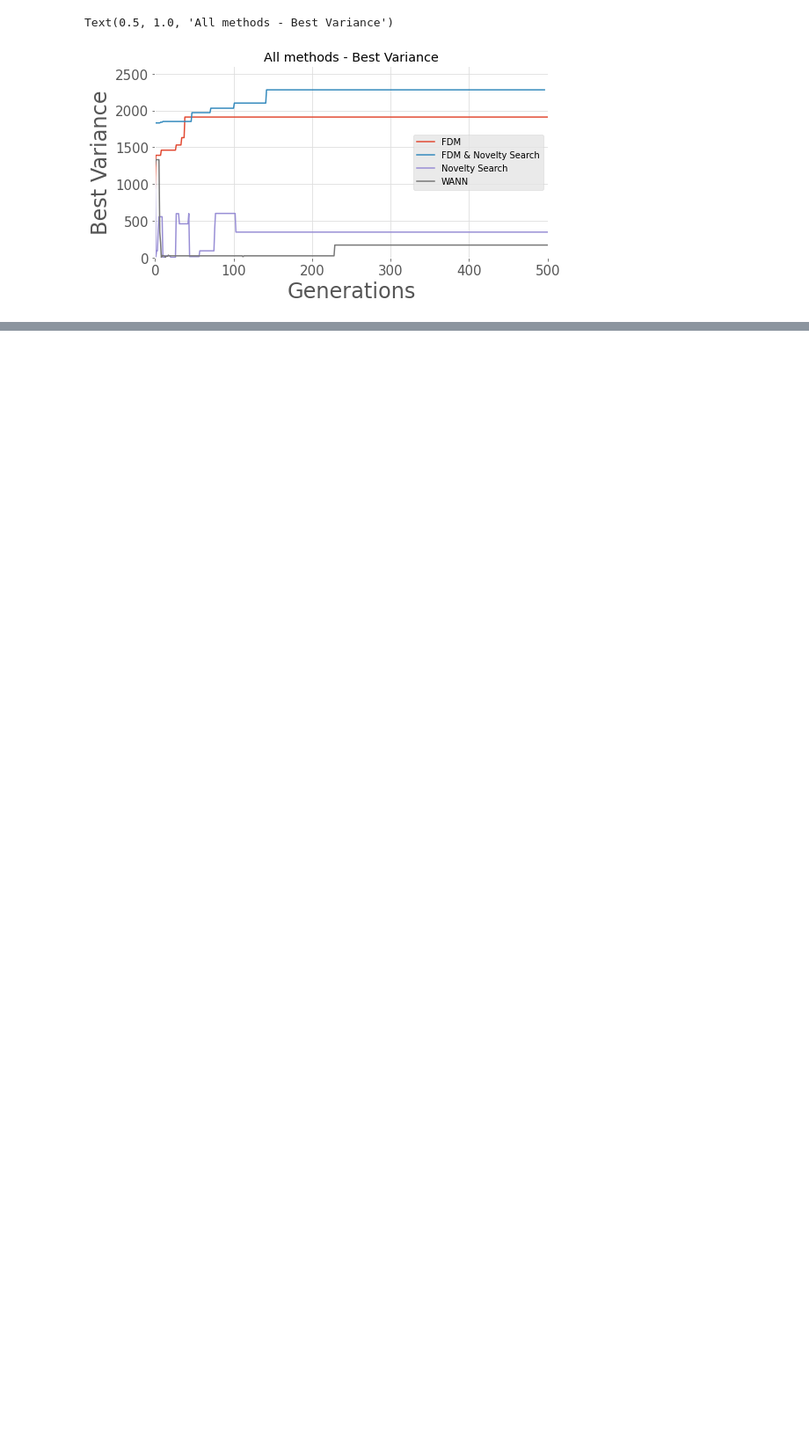
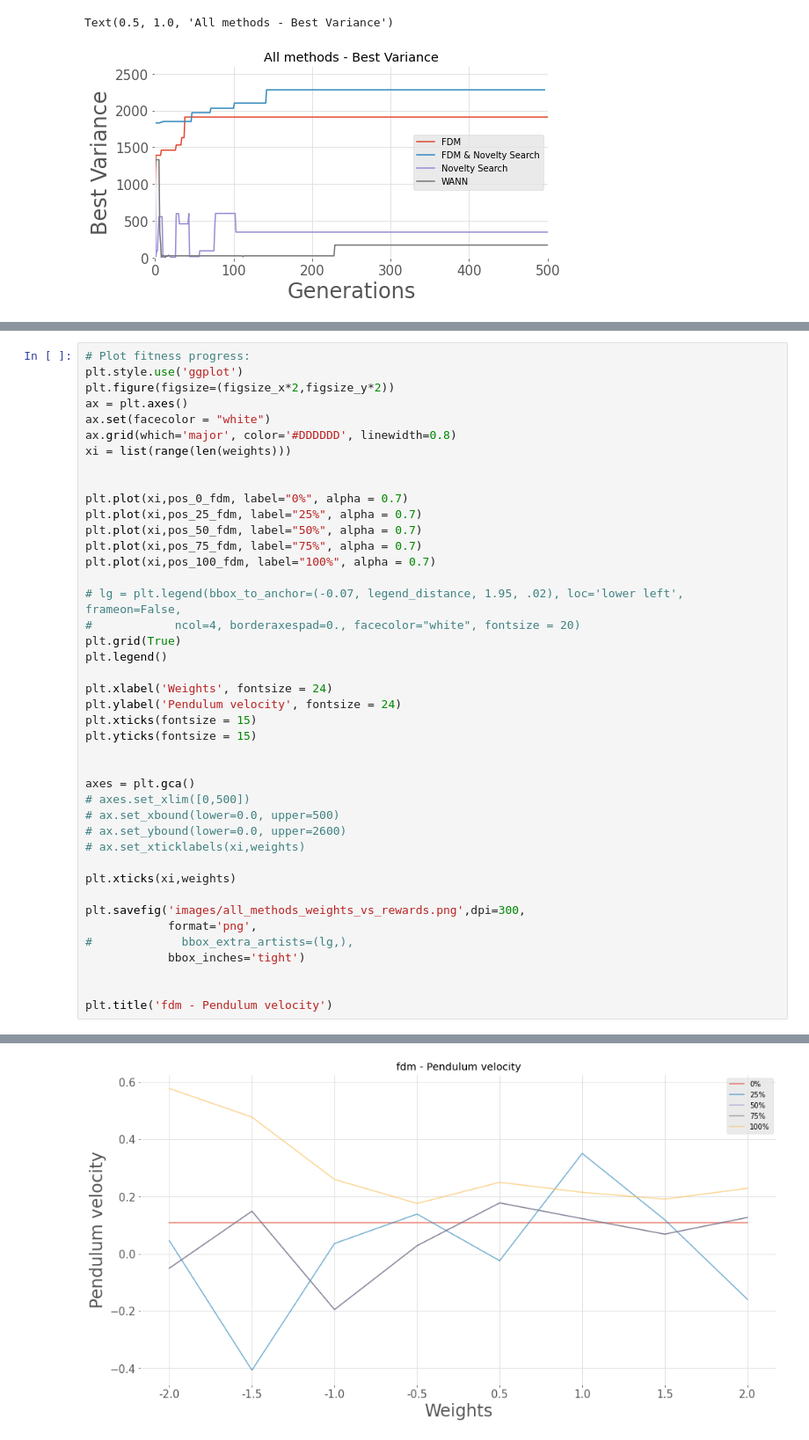
Before and after one commit to yurilavinas/brain-tokyo-workshop, a Jupyter notebook: fdm/fdm_code/Visualization_Comparison.ipynb, the cells around one changed output, grey strips where cells are left out. Shown at 88% size. Cells and saved outputs as stored; diff of their text form; blank space fills up the shorter version.

```diff
--- a/fdm/fdm_code/Visualization_Comparison.ipynb
+++ b/fdm/fdm_code/Visualization_Comparison.ipynb
@@ -429,0 +485,43 @@ pos_y_wann = np.loadtxt('test_log/wann_pos_y.out', delimiter=',')
+# %%
+# Plot fitness progress:
+plt.style.use('ggplot')
+plt.figure(figsize=(figsize_x*2,figsize_y*2))
+ax = plt.axes()
+ax.set(facecolor = "white")
+ax.grid(which='major', color='#DDDDDD', linewidth=0.8)
+xi = list(range(len(weights)))
+
+
+plt.plot(xi,pos_0_fdm, label="0%", alpha = 0.7)
+plt.plot(xi,pos_25_fdm, label="25%", alpha = 0.7)
+plt.plot(xi,pos_50_fdm, label="50%", alpha = 0.7)
+plt.plot(xi,pos_75_fdm, label="75%", alpha = 0.7)
+plt.plot(xi,pos_100_fdm, label="100%", alpha = 0.7)
+
+# lg = plt.legend(bbox_to_anchor=(-0.07, legend_distance, 1.95, .02), loc='lower left', frameon=False,
+#            ncol=4, borderaxespad=0., facecolor="white", fontsize = 20)
+plt.grid(True)
+plt.legend()
+
+plt.xlabel('Weights', fontsize = 24)
+plt.ylabel('Pendulum velocity', fontsize = 24)
+plt.xticks(fontsize = 15)
+plt.yticks(fontsize = 15)
+
+
+axes = plt.gca()
+# axes.set_xlim([0,500])
+# ax.set_xbound(lower=0.0, upper=500)
+# ax.set_ybound(lower=0.0, upper=2600)
+# ax.set_xticklabels(xi,weights)
+
+plt.xticks(xi,weights)
+
+plt.savefig('images/all_methods_weights_vs_rewards.png',dpi=300,
+            format='png',
+#             bbox_extra_artists=(lg,),
+            bbox_inches='tight')
+
+
+plt.title('fdm - Pendulum velocity')
+# %% [output]
@@ -429,0 +529 @@ pos_y_wann = np.loadtxt('test_log/wann_pos_y.out', delimiter=',')
+[figure, added]
```
Also changed, not shown: parts of 16 cells of this notebook, 6 other files.
